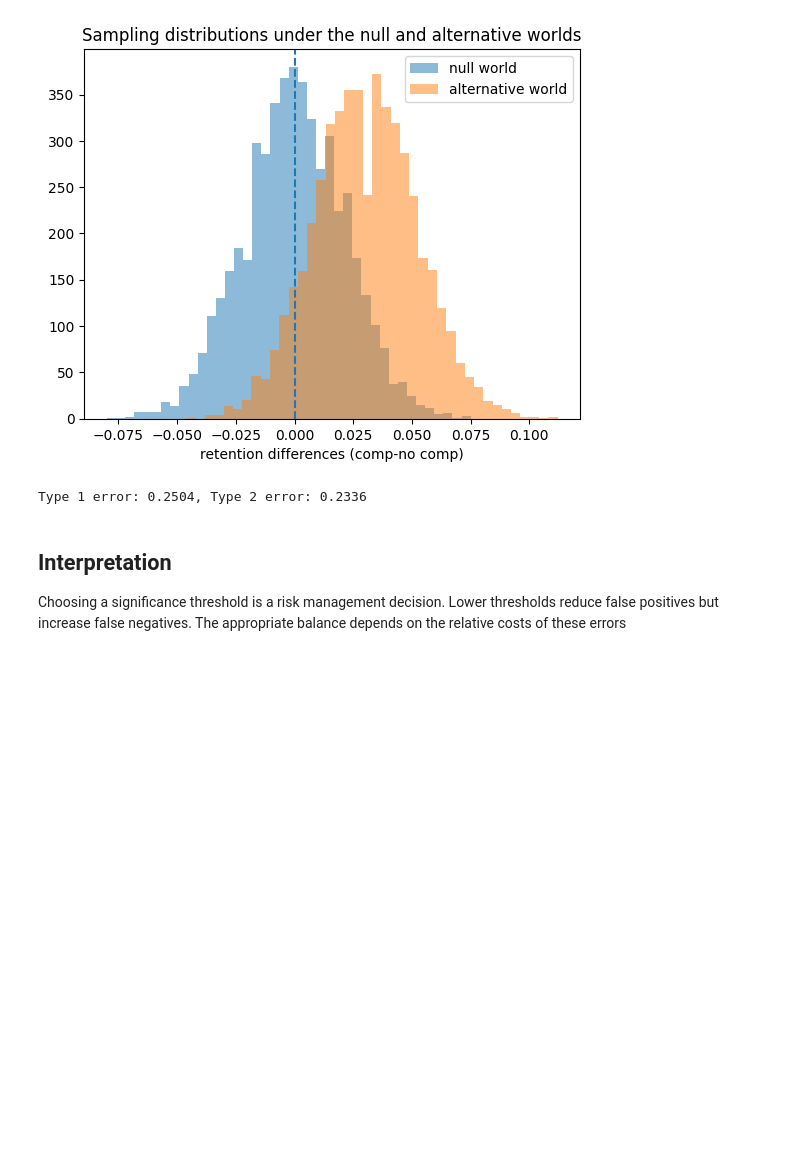
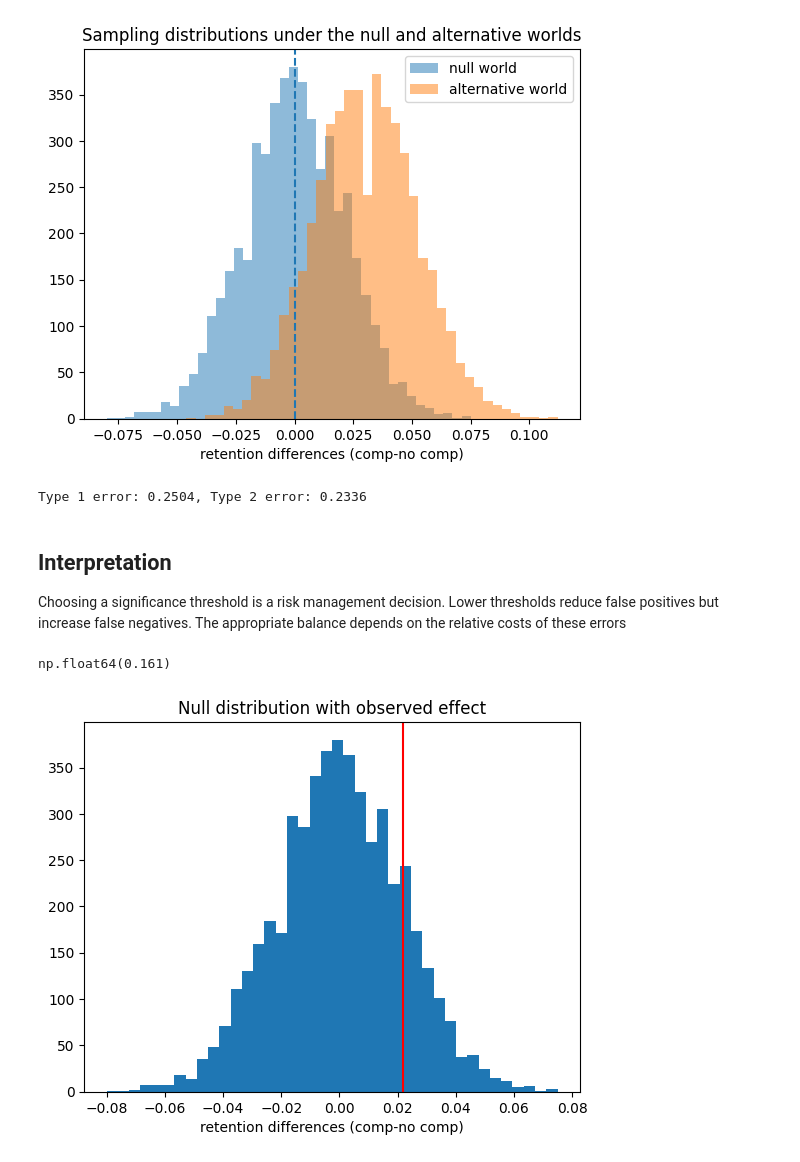
Before and after one commit to julie-dfx/causal-decision-analytics, a Jupyter notebook: 00_reboot_07_hypothesis_testing.ipynb, the cells around one changed output. Saved outputs shown, nothing was run; the diff lists cells and outputs as text; code cells hidden in the pictures; blank space fills up the shorter version.

Commit message:
day 23 p values

```diff
--- a/00_reboot_07_hypothesis_testing.ipynb
+++ b/00_reboot_07_hypothesis_testing.ipynb
@@ -118,3 +118,26 @@ Type 1 error: 0.2504, Type 2 error: 0.2336
 Choosing a significance threshold is a risk management decision.
 Lower thresholds reduce false positives but increase false negatives.
 The appropriate balance depends on the relative costs of these errors
+# %%
+observed = 0.022 #pretend this is what we observed in real data (real world)
+
+p_value = np.mean(np.array(diffs_null) >= observed) #faction of null-world outcomes as/more extreme than observed
+p_value
+# %% [output]
+np.float64(0.161)
+# %%
+#visuallise it
+
+plt.figure()
+plt.hist(diffs_null, bins=40)
+plt.axvline(observed, color='red')
+plt.title("Null distribution with observed effect")
+plt.xlabel("retention differences (comp-no comp)")
+plt.show()
+
+
+#red line = what happened (observed)
+#histogram = what usually happens if null is true
+#p-value = area to the right of the red line
+# %% [output]
+[figure, added]
```
Also changed, not shown: parts of 4 cells of this notebook.
